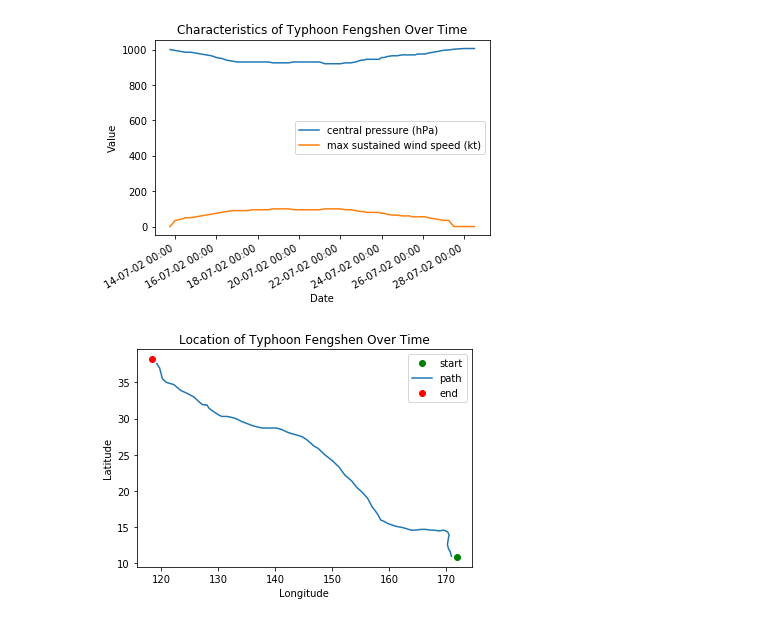
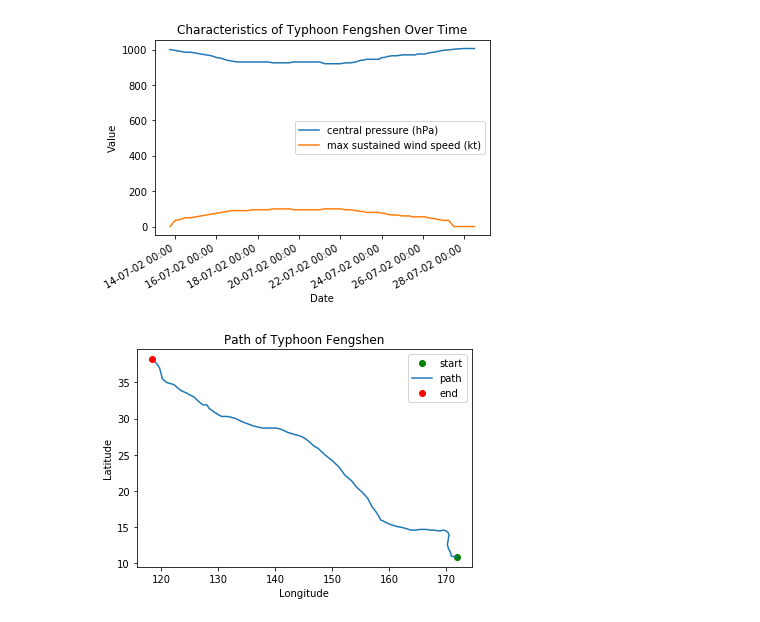
Before and after one commit to ColeFrench/python-analysis, a Jupyter notebook: JMA/RSMC Best Track Data Analysis.ipynb, the cells around one changed output. Drawn from its saved outputs; the diff is of its cells as text; code cells hidden in the pictures.

```diff
--- a/JMA/RSMC Best Track Data Analysis.ipynb
+++ b/JMA/RSMC Best Track Data Analysis.ipynb
@@ -102,16 +102,16 @@ if len(typhoon_to_plot['pressures']) == len(typhoon_to_plot['wind_speeds']) == l
 # %%
 if len(typhoon_to_plot['latitudes']) == len(typhoon_to_plot['longitudes']) >= 1:
     plt.plot(typhoon_to_plot['longitudes'][0], typhoon_to_plot['latitudes'][0], 'go', label='start')
-    plt.plot(typhoon_to_plot['longitudes'][1:-1], typhoon_to_plot['latitudes'][1:-1], label='path')
+    plt.plot(typhoon_to_plot['longitudes'], typhoon_to_plot['latitudes'], label='path')
     plt.plot(typhoon_to_plot['longitudes'][-1], typhoon_to_plot['latitudes'][-1], 'ro', label='end')
 
     plt.legend()
-    plt.title('Location of Typhoon ' + typhoon_to_plot['name'] + ' Over Time')
+    plt.title('Path of Typhoon ' + typhoon_to_plot['name'])
     plt.xlabel('Longitude')
     plt.ylabel('Latitude')
     plt.show()
 # %% [output]
-[figure, old version]
+[figure, new version]
 # %%
 if len(typhoon_to_plot['latitudes']) == len(typhoon_to_plot['longitudes']) >= 1:
     sorted_latitudes = sorted(typhoon_to_plot['latitudes'])
```
Also changed, not shown: parts of 3 cells of this notebook.
